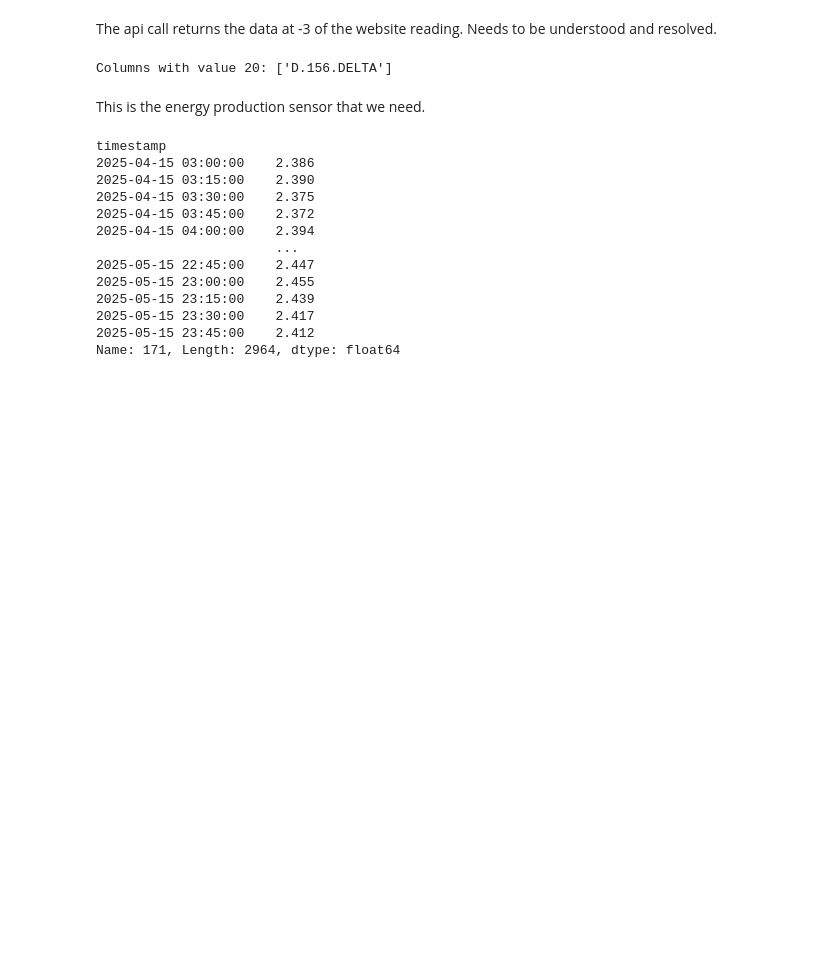
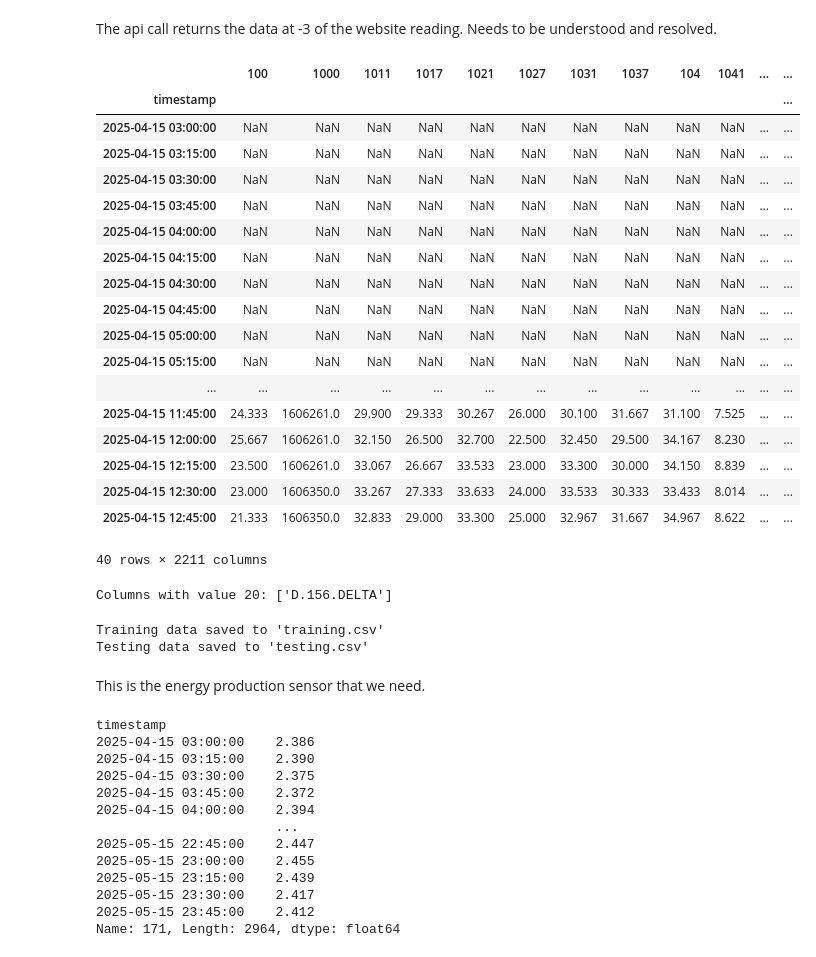
Before and after one commit to cmrafatg/P1130, a Jupyter notebook: P1130modeling2.ipynb, the cells around one changed output. Drawn from its saved outputs; the diff is of its cells as text; code cells hidden in the pictures; blank space fills up the shorter version.

```diff
--- a/P1130modeling2.ipynb
+++ b/P1130modeling2.ipynb
@@ -596,0 +632,8 @@ Name: 183, dtype: float64
+# %%
+import pandas as pd
+
+# Load the DataFrame from the CSV file
+df = pd.read_csv("/Users/rafaelcrismar/Desktop/P1130/P1130_filtered_sensors_data.csv")
+
+# Display the first few rows of the DataFrame
+print(df.head())
@@ -602,6 +664,28 @@ df = df.shift(periods=12)
 # %%
 # Drop the first 12 rows with NaN values caused by the shift
 df = df.iloc[12:]
+# %%
+df.head(40)
+# %% [output]
+|  | 100 | 1000 | 1011 | 1017 | 1021 | 1027 | 1031 | 1037 | 104 | 1041 | ... | ... |
+| timestamp |  |  |  |  |  |  |  |  |  |  |  | ... |
+| 2025-04-15 03:00:00 | NaN | NaN | NaN | NaN | NaN | NaN | NaN | NaN | NaN | NaN | ... | ... |
+| 2025-04-15 03:15:00 | NaN | NaN | NaN | NaN | NaN | NaN | NaN | NaN | NaN | NaN | ... | ... |
+| 2025-04-15 03:30:00 | NaN | NaN | NaN | NaN | NaN | NaN | NaN | NaN | NaN | NaN | ... | ... |
+| 2025-04-15 03:45:00 | NaN | NaN | NaN | NaN | NaN | NaN | NaN | NaN | NaN | NaN | ... | ... |
+| 2025-04-15 04:00:00 | NaN | NaN | NaN | NaN | NaN | NaN | NaN | NaN | NaN | NaN | ... | ... |
+| 2025-04-15 04:15:00 | NaN | NaN | NaN | NaN | NaN | NaN | NaN | NaN | NaN | NaN | ... | ... |
+| 2025-04-15 04:30:00 | NaN | NaN | NaN | NaN | NaN | NaN | NaN | NaN | NaN | NaN | ... | ... |
+| 2025-04-15 04:45:00 | NaN | NaN | NaN | NaN | NaN | NaN | NaN | NaN | NaN | NaN | ... | ... |
+| 2025-04-15 05:00:00 | NaN | NaN | NaN | NaN | NaN | NaN | NaN | NaN | NaN | NaN | ... | ... |
+| 2025-04-15 05:15:00 | NaN | NaN | NaN | NaN | NaN | NaN | NaN | NaN | NaN | NaN | ... | ... |
+| ... | ... | ... | ... | ... | ... | ... | ... | ... | ... | ... | ... | ... |
+| 2025-04-15 11:45:00 | 24.333 | 1606261.0 | 29.900 | 29.333 | 30.267 | 26.000 | 30.100 | 31.667 | 31.100 | 7.525 | ... | ... |
+| 2025-04-15 12:00:00 | 25.667 | 1606261.0 | 32.150 | 26.500 | 32.700 | 22.500 | 32.450 | 29.500 | 34.167 | 8.230 | ... | ... |
+| 2025-04-15 12:15:00 | 23.500 | 1606261.0 | 33.067 | 26.667 | 33.533 | 23.000 | 33.300 | 30.000 | 34.150 | 8.839 | ... | ... |
+| 2025-04-15 12:30:00 | 23.000 | 1606350.0 | 33.267 | 27.333 | 33.633 | 24.000 | 33.533 | 30.333 | 33.433 | 8.014 | ... | ... |
+| 2025-04-15 12:45:00 | 21.333 | 1606350.0 | 32.833 | 29.000 | 33.300 | 25.000 | 32.967 | 31.667 | 34.967 | 8.622 | ... | ... |
+40 rows × 2211 columns
 # %%
 # Find values equal to 20 in the specified row
 values_equal_to_20 = df.loc["2025-04-15 07:30:00"] == 32
@@ -611,6 +695,28 @@ columns_with_20 = values_equal_to_20[values_equal_to_20].index.tolist()
 print("Columns with value 20:", columns_with_20)
 # %% [output]
 Columns with value 20: ['D.156.DELTA']
+# %%
+import pandas as pd
+
+# Define the split date
+split_date = "2025-05-10"
+
+# Ensure the DataFrame index is a datetime index
+df.index = pd.to_datetime(df.index)
+
+# Split the DataFrame
+training_df = df[:split_date]  # Data from the beginning until 10th May
+testing_df = df[split_date:]   # Data from 10th May until the end
+
+# Save the DataFrames to CSV files
+training_df.to_csv("training.csv")
+testing_df.to_csv("testing.csv")
+
+print("Training data saved to 'training.csv'")
+print("Testing data saved to 'testing.csv'")
+# %% [output]
+Training data saved to 'training.csv'
+Testing data saved to 'testing.csv'
 # %% [markdown]
 This is the energy production sensor that we need.
 # %%
```
Also changed, not shown: parts of 13 cells of this notebook.
